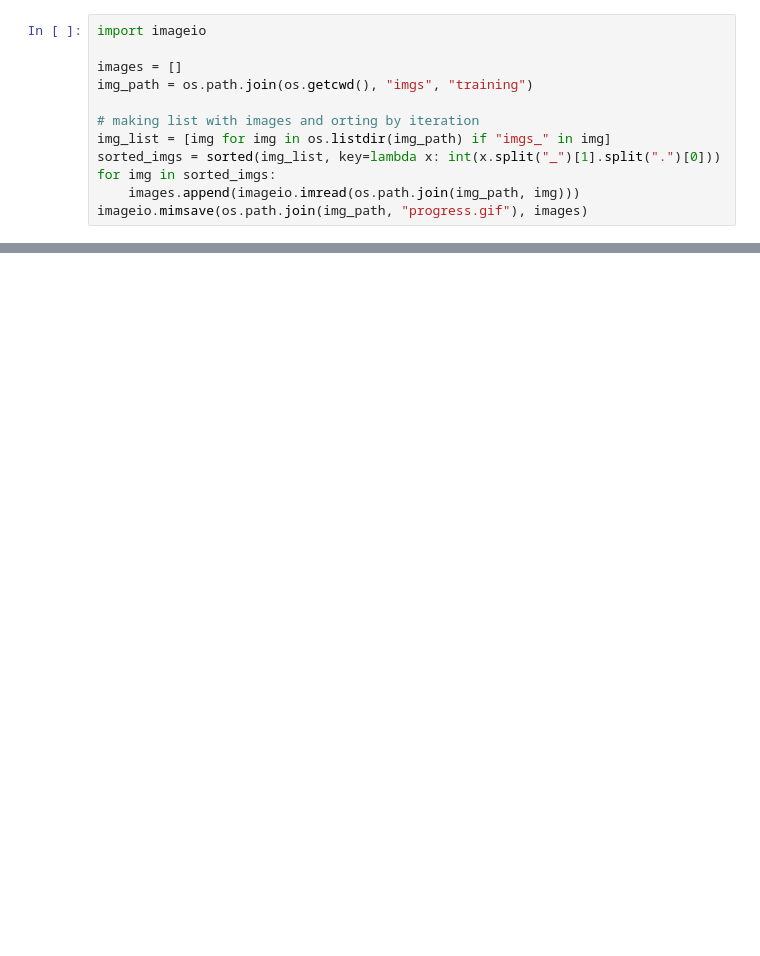
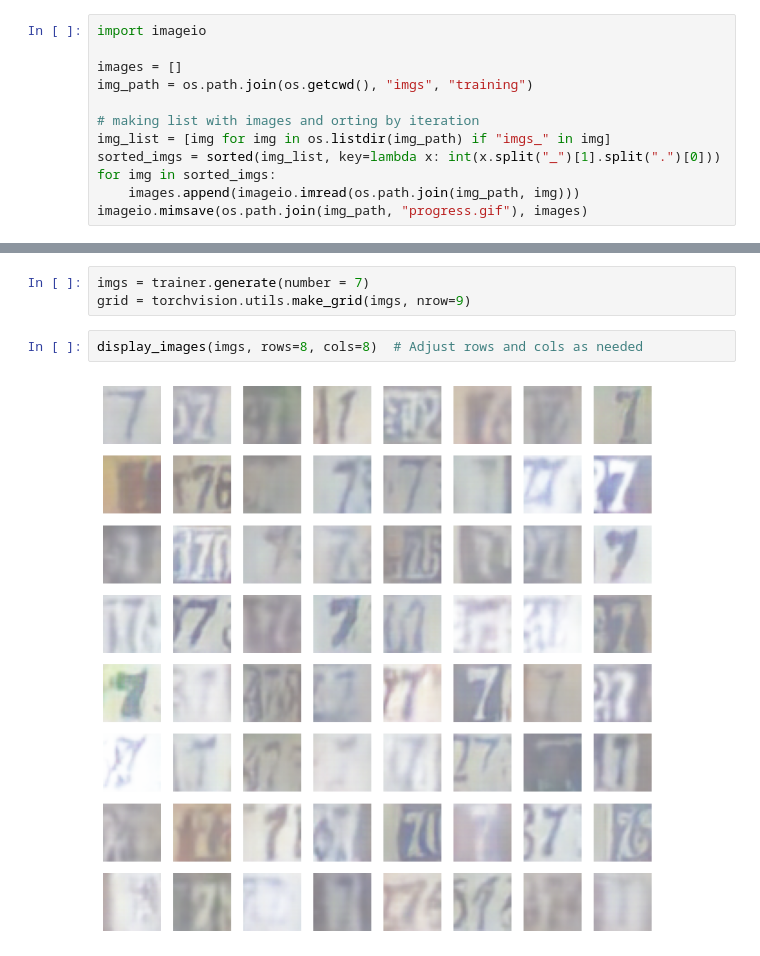
Before and after one commit to FreddieHorn/CudaVisionWS23, a Jupyter notebook: Assignment6/lab6a.ipynb, the cells around one changed output, grey strips where cells are left out. Drawn from its saved outputs; the diff is of its cells as text; blank space fills up the shorter version.

```diff
--- a/Assignment6/lab6a.ipynb
+++ b/Assignment6/lab6a.ipynb
@@ -498,0 +540,7 @@ plt.show()
+# %%
+imgs = trainer.generate(number = 7)
+grid = torchvision.utils.make_grid(imgs, nrow=9)
+# %%
+display_images(imgs, rows=8, cols=8)  # Adjust rows and cols as needed
+# %% [output]
+[figure, added]
```
Also changed, not shown: parts of 22 cells of this notebook.
